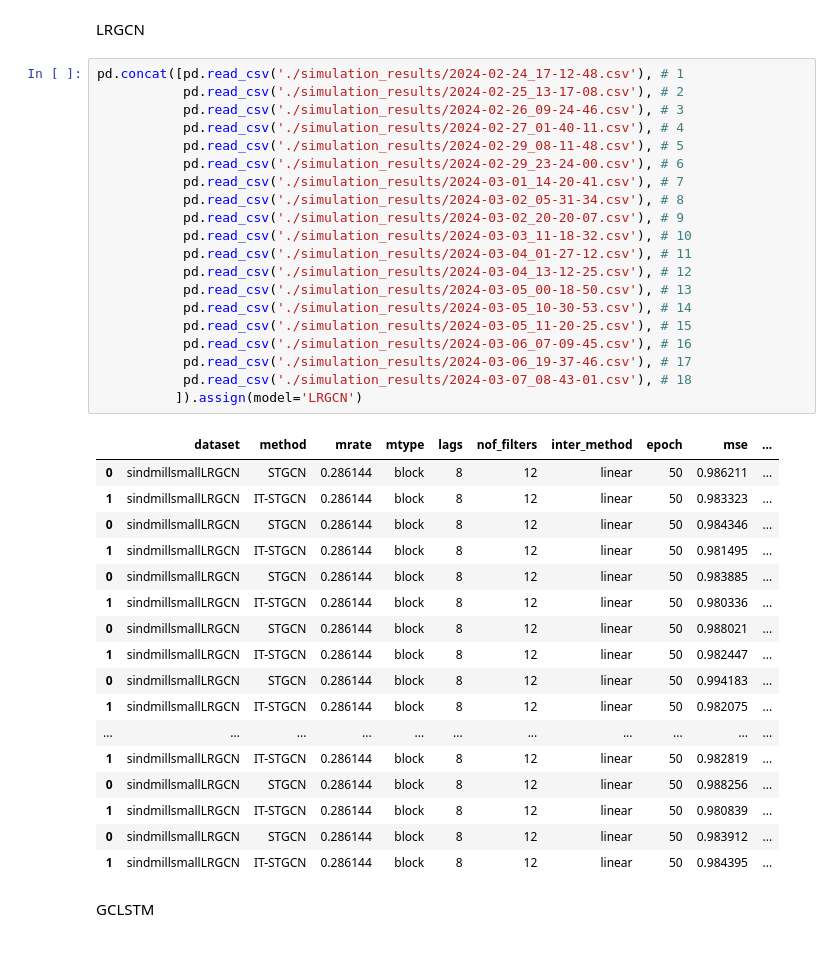
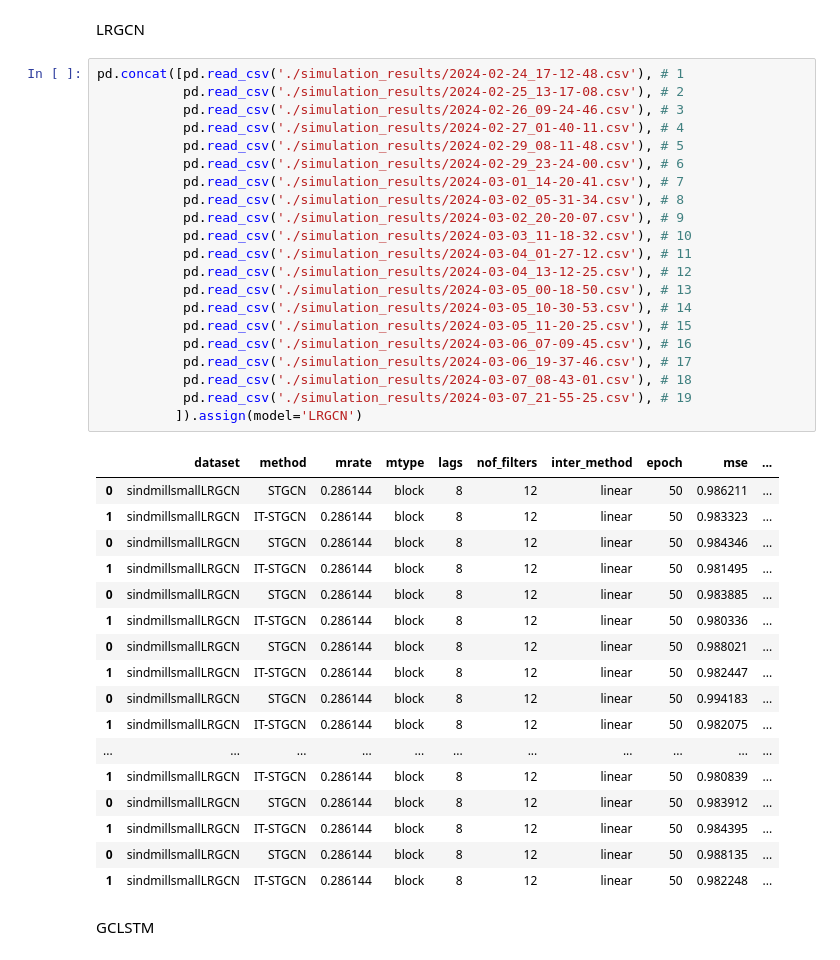
Before and after one commit to seoyeonc/ITTGNN_blog, a Jupyter notebook: posts/2_research/done.ipynb, the cells around one changed output. Cells and saved outputs as stored; diff of their text form.

```diff
--- a/posts/2_research/done.ipynb
+++ b/posts/2_research/done.ipynb
@@ -54,38 +54,39 @@ pd.concat([pd.read_csv('./simulation_results/2024-02-24_17-12-48.csv'), # 1
            pd.read_csv('./simulation_results/2024-02-26_09-24-46.csv'), # 3
            pd.read_csv('./simulation_results/2024-02-27_01-40-11.csv'), # 4
            pd.read_csv('./simulation_results/2024-02-29_08-11-48.csv'), # 5
            pd.read_csv('./simulation_results/2024-02-29_23-24-00.csv'), # 6
            pd.read_csv('./simulation_results/2024-03-01_14-20-41.csv'), # 7
            pd.read_csv('./simulation_results/2024-03-02_05-31-34.csv'), # 8
            pd.read_csv('./simulation_results/2024-03-02_20-20-07.csv'), # 9
            pd.read_csv('./simulation_results/2024-03-03_11-18-32.csv'), # 10
            pd.read_csv('./simulation_results/2024-03-04_01-27-12.csv'), # 11
            pd.read_csv('./simulation_results/2024-03-04_13-12-25.csv'), # 12
            pd.read_csv('./simulation_results/2024-03-05_00-18-50.csv'), # 13
            pd.read_csv('./simulation_results/2024-03-05_10-30-53.csv'), # 14
            pd.read_csv('./simulation_results/2024-03-05_11-20-25.csv'), # 15
            pd.read_csv('./simulation_results/2024-03-06_07-09-45.csv'), # 16
            pd.read_csv('./simulation_results/2024-03-06_19-37-46.csv'), # 17
            pd.read_csv('./simulation_results/2024-03-07_08-43-01.csv'), # 18
+           pd.read_csv('./simulation_results/2024-03-07_21-55-25.csv'), # 19
           ]).assign(model='LRGCN')
 # %% [output]
 |  | dataset | method | mrate | mtype | lags | nof_filters | inter_method | epoch | mse | ... |
 | 0 | sindmillsmallLRGCN | STGCN | 0.286144 | block | 8 | 12 | linear | 50 | 0.986211 | ... |
 | 1 | sindmillsmallLRGCN | IT-STGCN | 0.286144 | block | 8 | 12 | linear | 50 | 0.983323 | ... |
 | 0 | sindmillsmallLRGCN | STGCN | 0.286144 | block | 8 | 12 | linear | 50 | 0.984346 | ... |
 | 1 | sindmillsmallLRGCN | IT-STGCN | 0.286144 | block | 8 | 12 | linear | 50 | 0.981495 | ... |
 | 0 | sindmillsmallLRGCN | STGCN | 0.286144 | block | 8 | 12 | linear | 50 | 0.983885 | ... |
 | 1 | sindmillsmallLRGCN | IT-STGCN | 0.286144 | block | 8 | 12 | linear | 50 | 0.980336 | ... |
 | 0 | sindmillsmallLRGCN | STGCN | 0.286144 | block | 8 | 12 | linear | 50 | 0.988021 | ... |
 | 1 | sindmillsmallLRGCN | IT-STGCN | 0.286144 | block | 8 | 12 | linear | 50 | 0.982447 | ... |
 | 0 | sindmillsmallLRGCN | STGCN | 0.286144 | block | 8 | 12 | linear | 50 | 0.994183 | ... |
 | 1 | sindmillsmallLRGCN | IT-STGCN | 0.286144 | block | 8 | 12 | linear | 50 | 0.982075 | ... |
 | ... | ... | ... | ... | ... | ... | ... | ... | ... | ... | ... |
-| 1 | sindmillsmallLRGCN | IT-STGCN | 0.286144 | block | 8 | 12 | linear | 50 | 0.982819 | ... |
-| 0 | sindmillsmallLRGCN | STGCN | 0.286144 | block | 8 | 12 | linear | 50 | 0.988256 | ... |
 | 1 | sindmillsmallLRGCN | IT-STGCN | 0.286144 | block | 8 | 12 | linear | 50 | 0.980839 | ... |
 | 0 | sindmillsmallLRGCN | STGCN | 0.286144 | block | 8 | 12 | linear | 50 | 0.983912 | ... |
 | 1 | sindmillsmallLRGCN | IT-STGCN | 0.286144 | block | 8 | 12 | linear | 50 | 0.984395 | ... |
+| 0 | sindmillsmallLRGCN | STGCN | 0.286144 | block | 8 | 12 | linear | 50 | 0.988135 | ... |
+| 1 | sindmillsmallLRGCN | IT-STGCN | 0.286144 | block | 8 | 12 | linear | 50 | 0.982248 | ... |
 # %% [markdown]
 GCLSTM
 # %%
```
Also changed, not shown: parts of 10 cells of this notebook, 10 other files.
